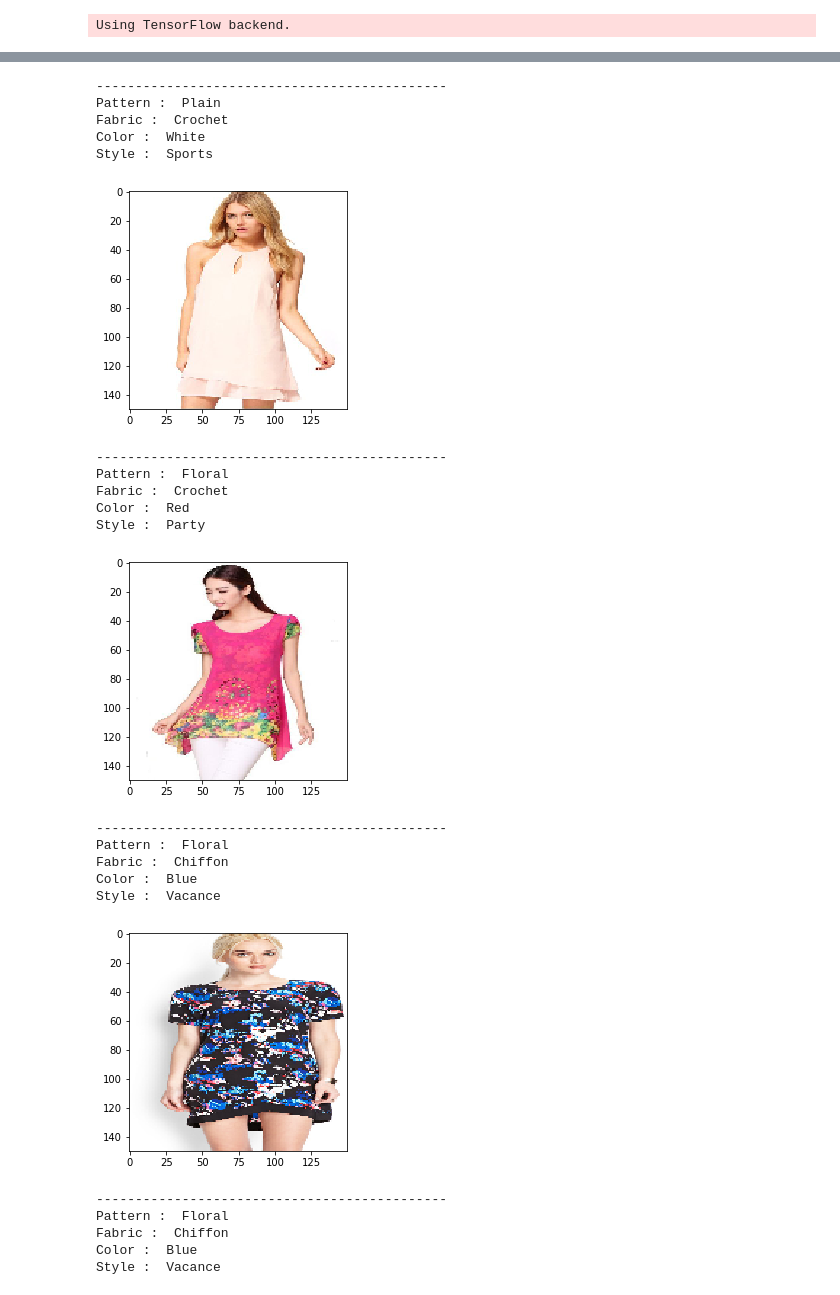
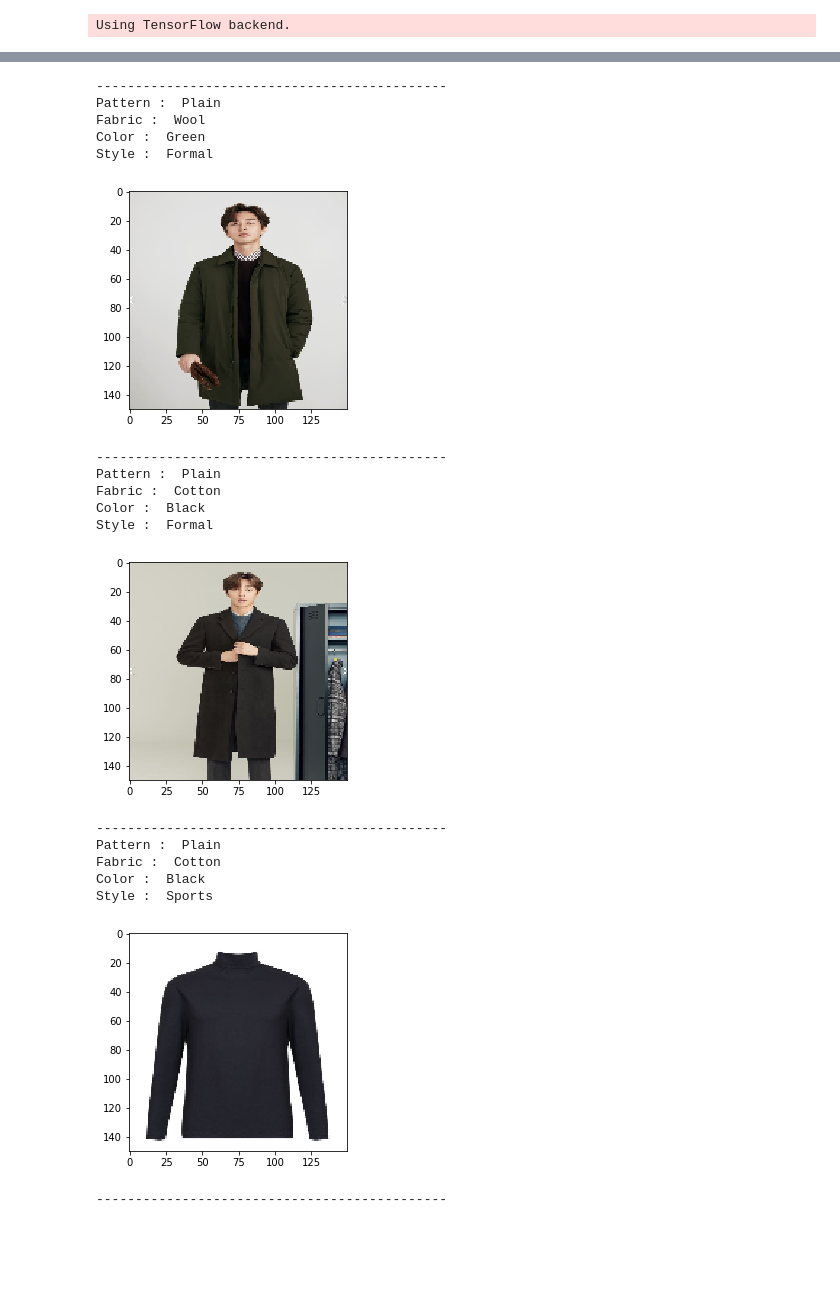
Before and after one commit to skkuse02/2019fall_41class_team6, a Jupyter notebook: FashioNet ver.2/FashioNet ver.2 Vector maker.ipynb, the cells around one changed output, grey strips where cells are left out. Saved outputs shown, nothing was run; the diff lists cells and outputs as text; code cells hidden in the pictures; blank space fills up the shorter version.

```diff
--- a/FashioNet ver.2/FashioNet ver.2 Vector maker.ipynb
+++ b/FashioNet ver.2/FashioNet ver.2 Vector maker.ipynb
@@ -76,7 +76,7 @@ img_width, img_height = 150, 150
 
 imagelist = []
 # top_model_weights_path = 'bottleneck_fc_model.h5'
-image_data_dir = 'Classification/fabric/test'
+image_data_dir = 'retail_shops'
 #chosenOnes = sorted(os.listdir(train_data_dir))
 count = 0
 
@@ -93,6 +93,6 @@ Found 1293 images belonging to 5 classes.
 # %%
 # Reshaping the images array
-nb_data_samples = 1293
+nb_data_samples = 23
 c=0
 images_valid=[]
 for X_batch in data1_generator:
@@ -132,5 +142,5 @@ Style :  (1293, 5)
 # %%
-for i in range(20,25):
+for i in range(6,10):
 
     #show_sample(data_images[i])
     print ("Pattern : " , class_pattern[np.argmax(pattern[i])])
@@ -149,23 +159,19 @@ Style :  Casual
 ---------------------------------------------
 Pattern :  Plain
-Fabric :  Crochet
-Color :  White
-Style :  Sports
+Fabric :  Wool
+Color :  Green
+Style :  Formal
-[figure, old version]
+[figure, new version]
 ---------------------------------------------
-Pattern :  Floral
-Fabric :  Crochet
-Color :  Red
-Style :  Party
+Pattern :  Plain
+Fabric :  Cotton
+Color :  Black
+Style :  Formal
-[figure, old version]
+[figure, new version]
 ---------------------------------------------
-Pattern :  Floral
-Fabric :  Chiffon
-Color :  Blue
-Style :  Vacance
+Pattern :  Plain
+Fabric :  Cotton
+Color :  Black
+Style :  Sports
-[figure, old version]
+[figure, new version]
 ---------------------------------------------
-Pattern :  Floral
-Fabric :  Chiffon
-Color :  Blue
-Style :  Vacance
```
Also changed, not shown: parts of 6 cells of this notebook, 4 other files.
